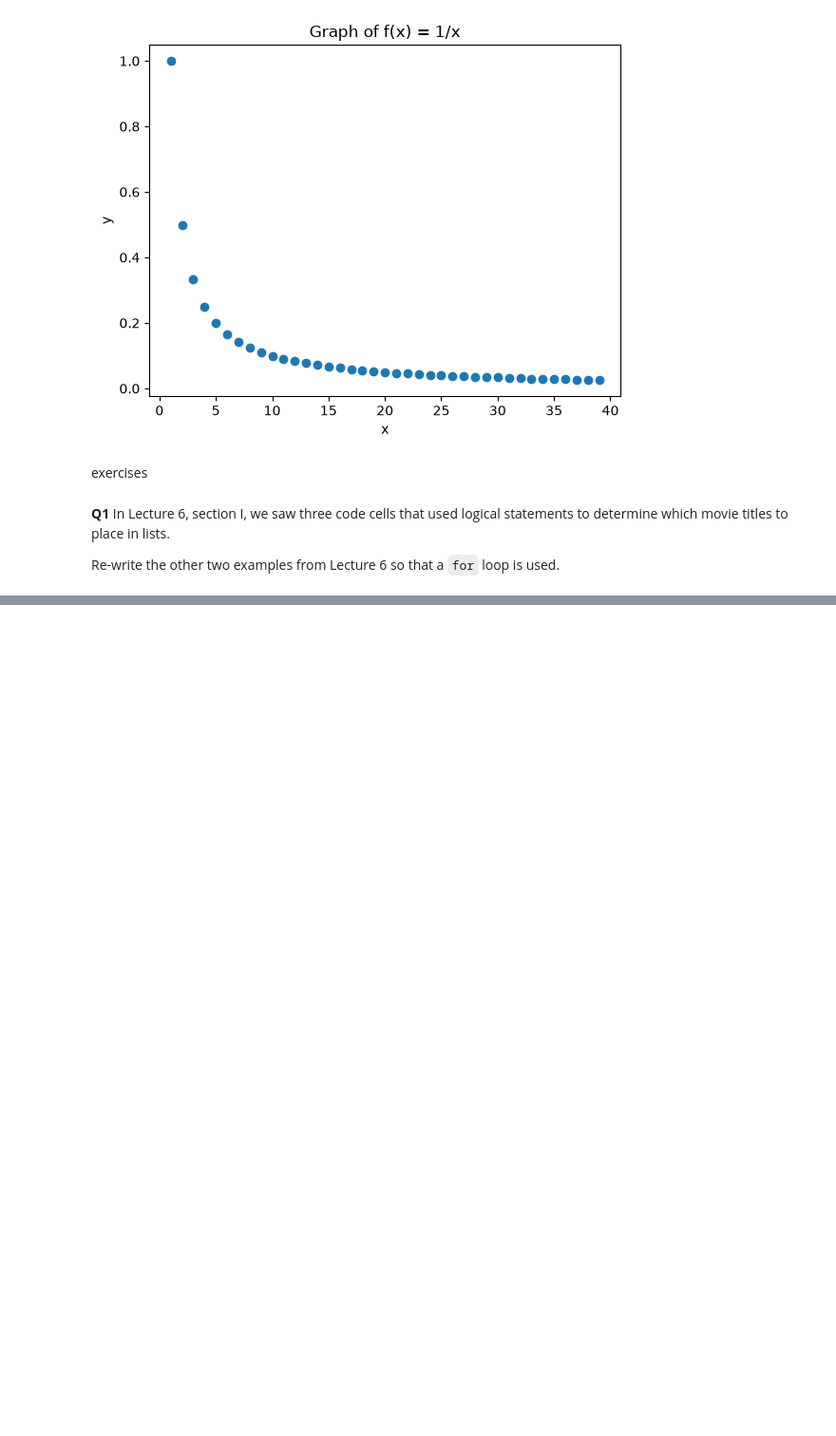
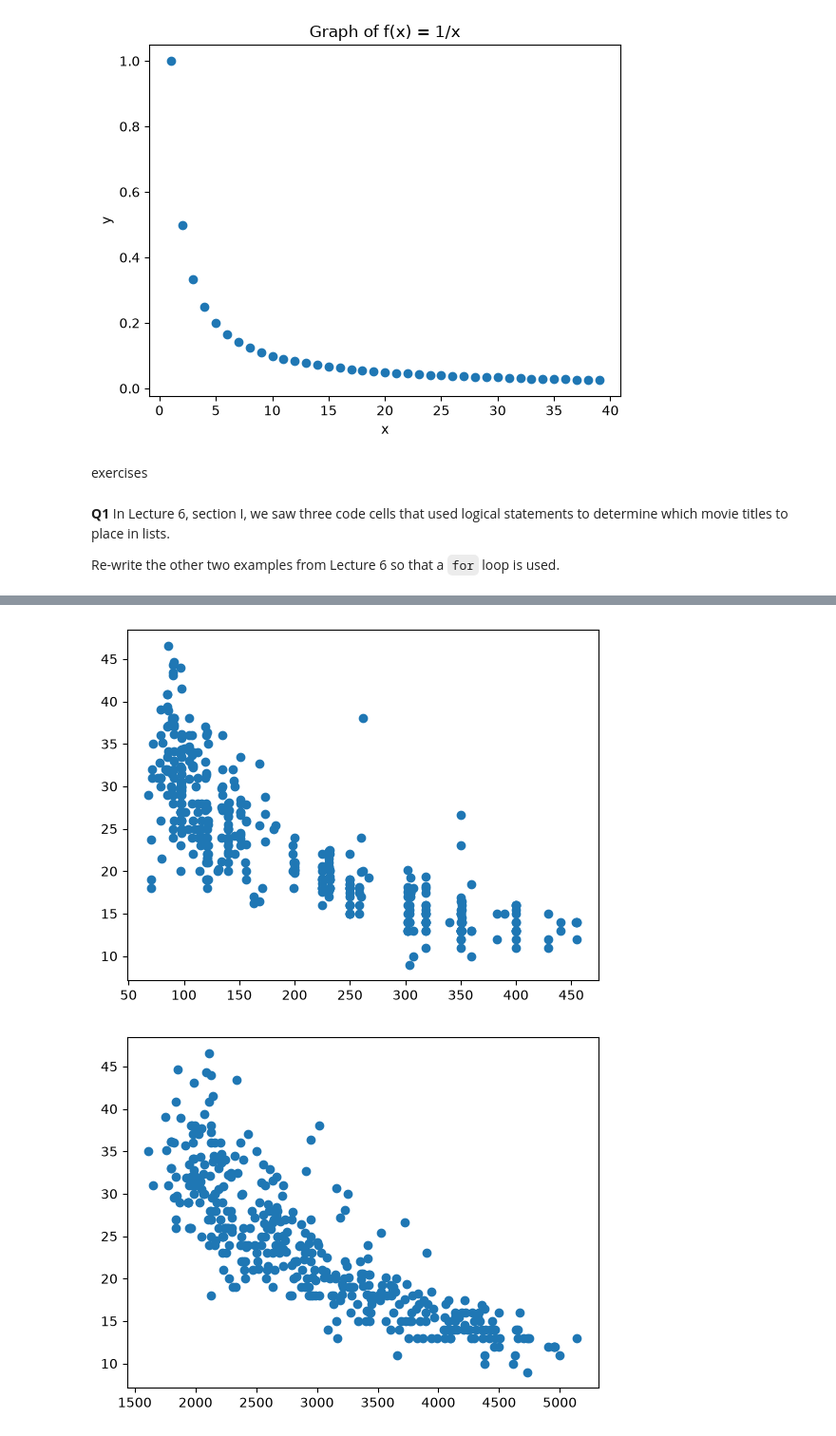
Before and after one commit to ksduong/datasci185fall2026, a Jupyter notebook: class notes/lec07.ipynb, the cells around one changed output, grey strips where cells are left out. Shown at 95% size. Drawn from its saved outputs; the diff is of its cells as text; code cells hidden in the pictures; blank space fills up the shorter version.

```diff
--- a/class notes/lec07.ipynb
+++ b/class notes/lec07.ipynb
@@ -159,0 +264,14 @@ print(ratings)
+# %%
+import pandas as pd
+import matplotlib.pyplot as plt
+
+features = pd.read_csv("/Users/Katieduong_1/Documents/GitHub/datasci185fall2026/Lecture_07_Loops/data/features.csv")
+
+features
+
+for x in ["displacement", "weight", "acceleration"]:
+    plt.scatter(features[x], features["mpg"])
+    plt.show()
+# %% [output]
+[figure, added]
+[figure, added]
```
Also changed, not shown: parts of 15 cells of this notebook, 2 other files.
